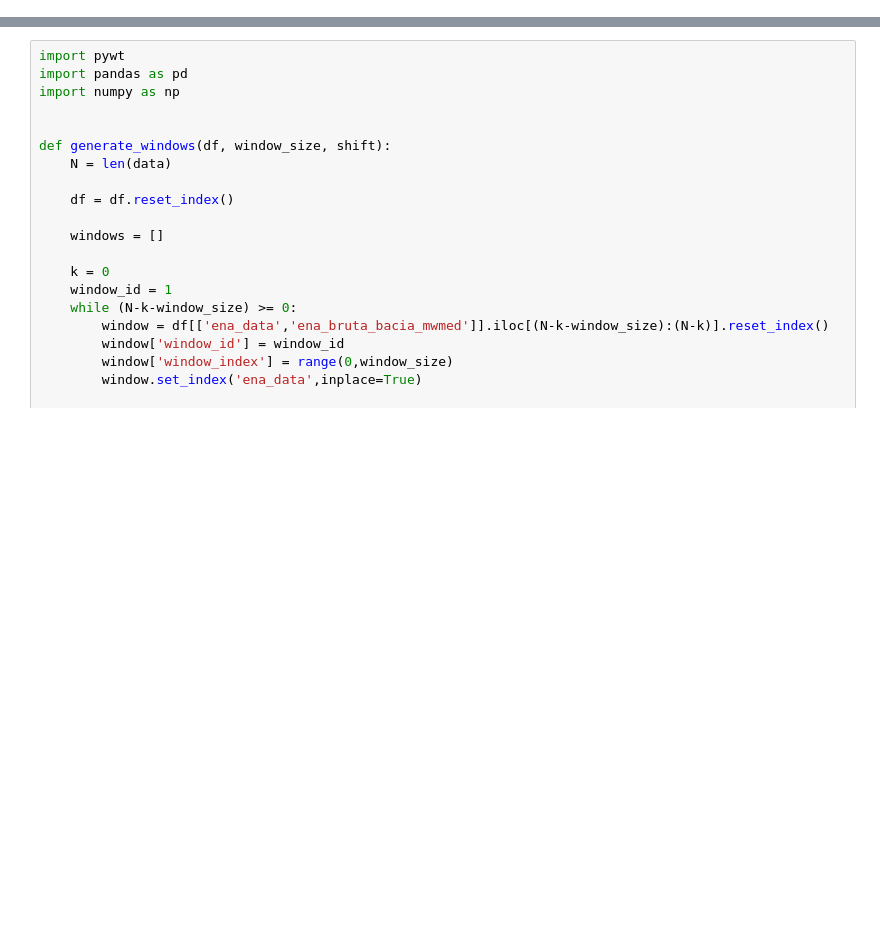
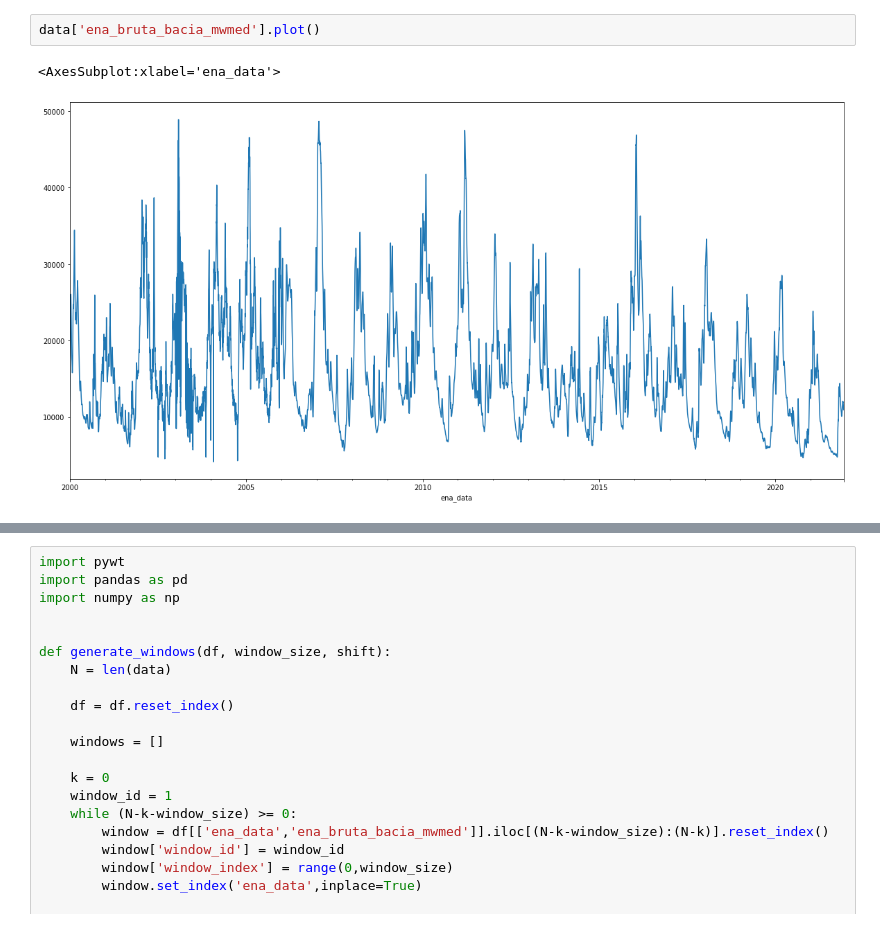
Before and after one commit to rodra-go/enaforecast, a Jupyter notebook: notebooks/5 - Training and Testing.ipynb, the cells around one changed output, grey strips where cells are left out. Saved outputs shown, nothing was run; the diff lists cells and outputs as text; blank space fills up the shorter version.

```diff
--- a/notebooks/5 - Training and Testing.ipynb
+++ b/notebooks/5 - Training and Testing.ipynb
@@ -2,0 +44,5 @@
+# %%
+data['ena_bruta_bacia_mwmed'].plot()
+# %% [output]
+<AxesSubplot:xlabel='ena_data'>
+[figure, added]
```
Also changed, not shown: parts of 76 cells of this notebook, 6 other files.
